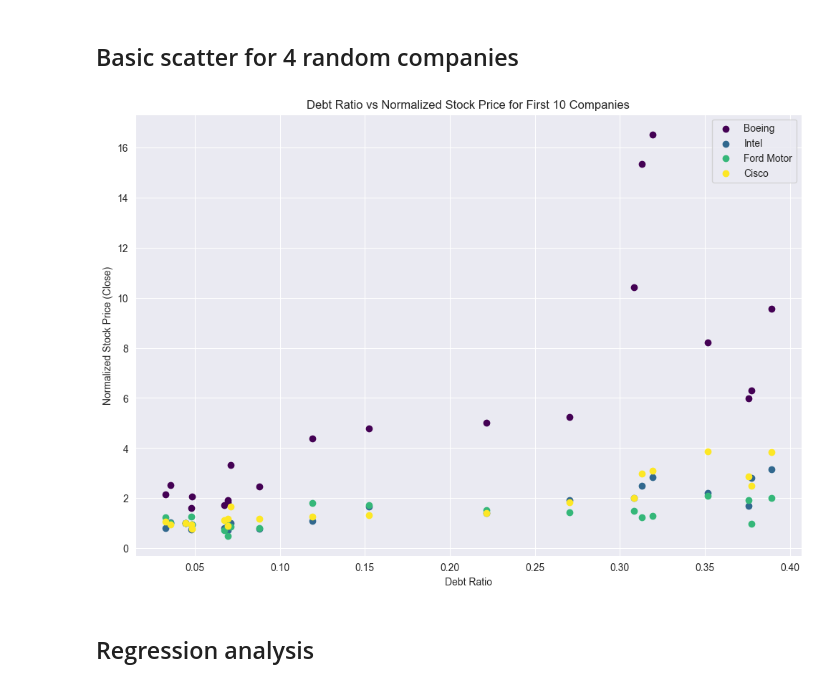
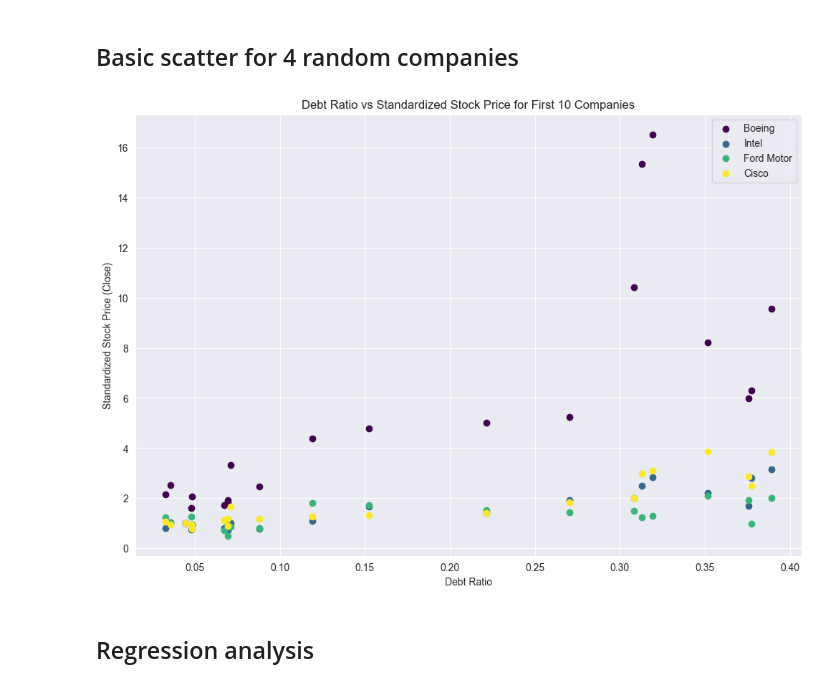
Before and after one commit to dansil2301/stocksDebtRatioResearch, a Jupyter notebook: ResearchStockDebtRatio.ipynb, the cells around one changed output. Drawn from its saved outputs; the diff is of its cells as text; code cells hidden in the pictures.

```diff
--- a/ResearchStockDebtRatio.ipynb
+++ b/ResearchStockDebtRatio.ipynb
@@ -176,28 +176,28 @@ analysis_data.to_csv("companies/analysis_data.csv", index=False)
 # %%
 import matplotlib.pyplot as plt
 
 analysis_data = pd.read_csv("companies/analysis_data.csv")
 
 unique_companies = analysis_data['Company'].unique()[:4]  # Get the first 10 unique companies
 colors = plt.cm.viridis(np.linspace(0, 1, len(unique_companies)))  # Generate colors
 
 plt.figure(figsize=(12, 8))
 
 # Step 3: Scatter Plot
 for i, company in enumerate(unique_companies):
     company_data = analysis_data[analysis_data['Company'] == company]
     plt.scatter(company_data['Debt'], company_data['Close'],
                 color=colors[i], label=company)
 
 # Step 4: Customize the plot
-plt.title('Debt Ratio vs Normalized Stock Price for First 10 Companies')
+plt.title('Debt Ratio vs Standardized Stock Price for First 10 Companies')
 plt.xlabel('Debt Ratio')
-plt.ylabel('Normalized Stock Price (Close)')
+plt.ylabel('Standardized Stock Price (Close)')
 plt.legend()
 plt.grid(True)
 plt.show()
 # %% [output]
-[figure, old version]
+[figure, new version]
 # %% [markdown]
 ## Regression analysis
 # %%
```
Also changed, not shown: parts of 7 cells of this notebook.
